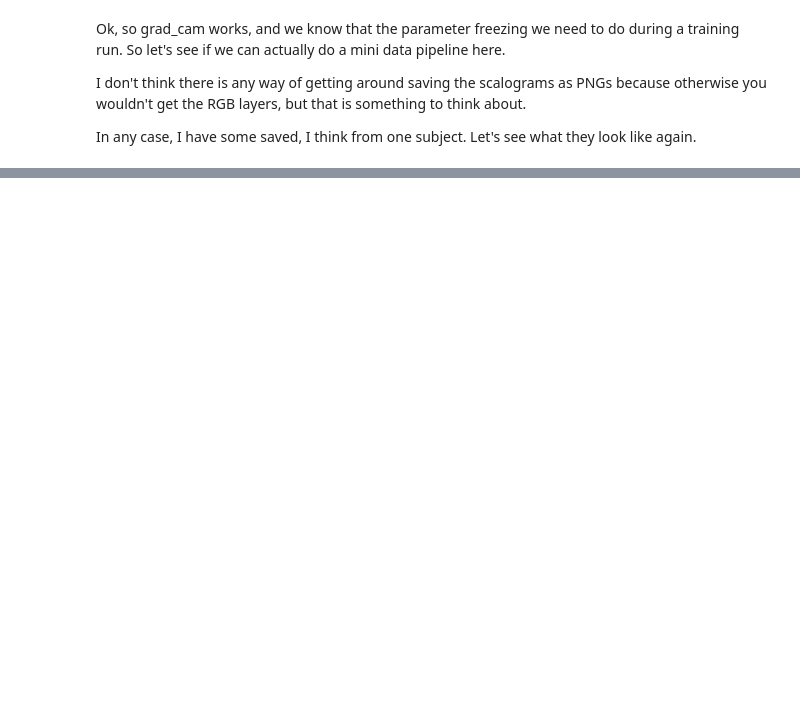
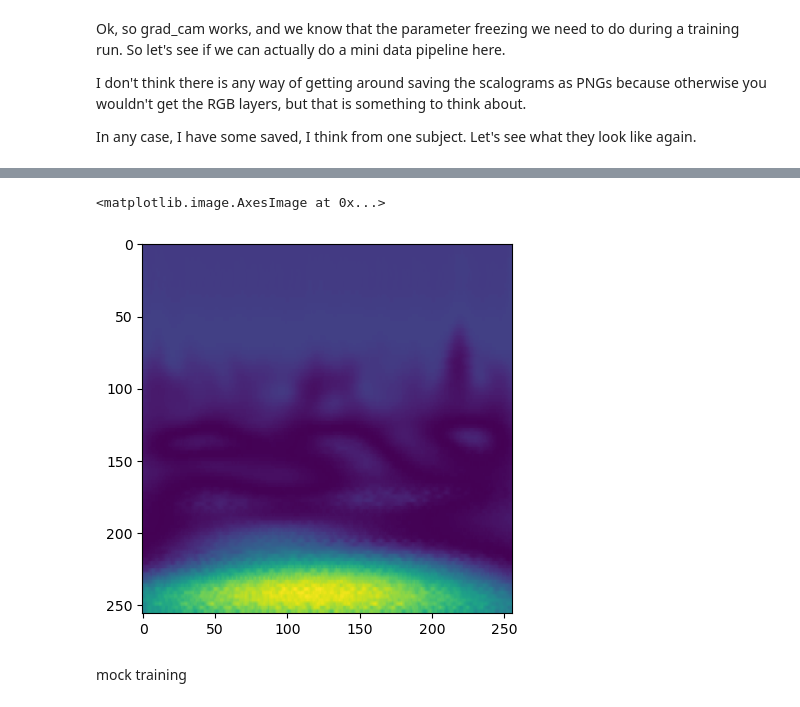
Before and after one commit to CEBangu/MEG-Decoding, a Jupyter notebook: model_adaptation.ipynb, the cells around one changed output, grey strips where cells are left out. Drawn from its saved outputs; the diff is of its cells as text; code cells hidden in the pictures; blank space fills up the shorter version.

Commit message:
training - one shot lol

```diff
--- a/model_adaptation.ipynb
+++ b/model_adaptation.ipynb
@@ -239,0 +315,46 @@ KeyboardInterrupt:
+# %%
+from torch.utils.data import Dataset
+from torch.utils.data import DataLoader
+import pandas as pd
+
+class AlexNetDataClass(Dataset):
+    def __init__(self, csv_file, img_directory, transform=None):
+        self.data = pd.read_csv(csv_file)
+        self.img_directory = img_directory
+        self.transform = transform
+
+
+    def __len__(self):
+        return len(self.data)
+
+    def __getitem__(self, idx):
+        img_path = os.path.join(self.img_directory, str(self.data.iloc[idx, 0]))
+        label = int(self.data.iloc[idx, 1])
+
+        image = Image.open(img_path)
+
+        if self.transform:
+            image = self.transform(image)
+
+        return image, label
+# %%
+dataset = AlexNetDataClass(csv_file="/Users/ciprianbangu/Cogmaster/M2 Internship/BCI code/scalograms_test/labels.csv",
+                           img_directory="/Users/ciprianbangu/Cogmaster/M2 Internship/BCI code/scalograms_test/images",
+                           transform=preprocess)
+
+average_dataset = AlexNetDataClass(csv_file="/Users/ciprianbangu/Cogmaster/M2 Internship/BCI code/scalograms_test/average_labels.csv",
+                                   img_directory="/Users/ciprianbangu/Cogmaster/M2 Internship/BCI code/scalograms_test/images_average",
+                                   transform=preprocess)
+# %%
+dataloader = DataLoader(dataset, batch_size=16, shuffle=True)
+images, labels = next(iter(dataloader))
+plt.imshow(images[0,0])
+
+dataloader_average = DataLoader(average_dataset, batch_size=16, shuffle=True)
+images, labels = next(iter(dataloader_average))
+plt.imshow(images[0,0])
+# %% [output]
+<matplotlib.image.AxesImage at 0x...>
+[figure, added]
+# %% [markdown]
+mock training
```
Also changed, not shown: parts of 31 cells of this notebook, 1 other file.
